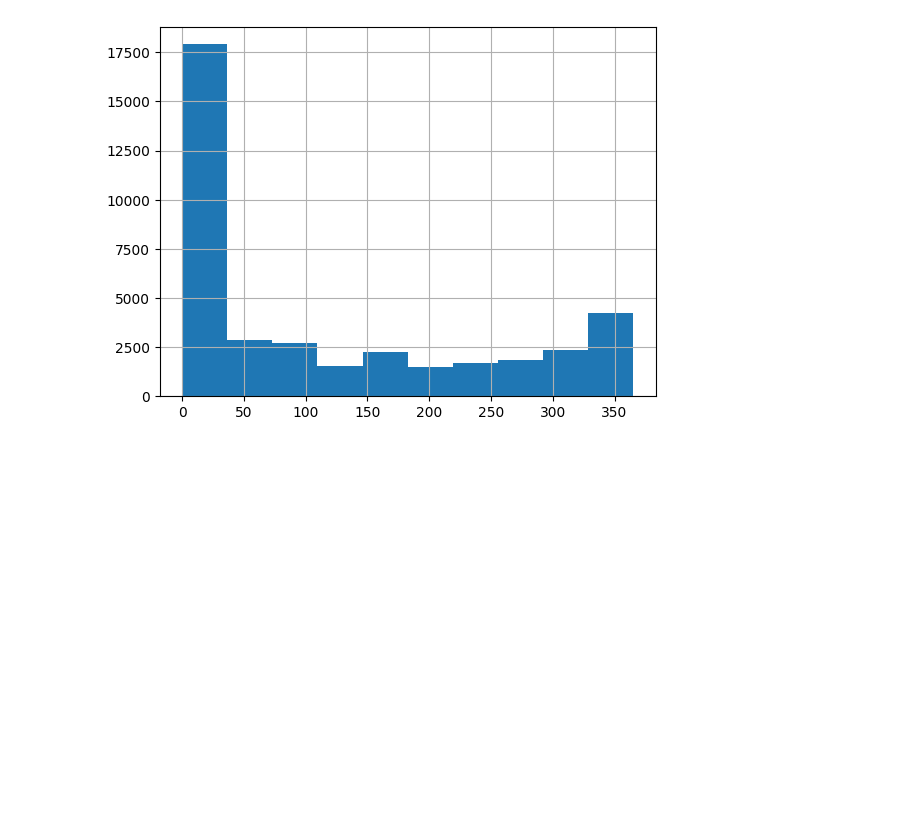
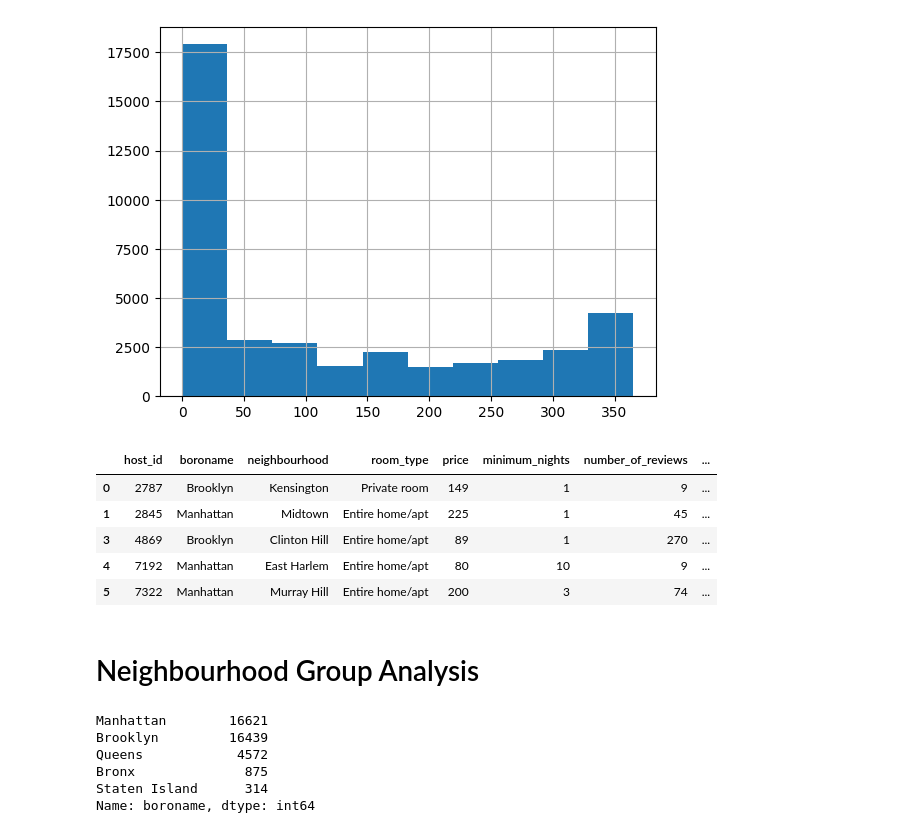
Before and after one commit to Suesue098/Basic, a Jupyter notebook: New York AirBnb open data.ipynb, the cells around one changed output. Cells and saved outputs as stored; diff of their text form; code cells hidden in the pictures; blank space fills up the shorter version.

```diff
--- a/New York AirBnb open data.ipynb
+++ b/New York AirBnb open data.ipynb
@@ -421,3 +421,27 @@ plt.show()
 [figure]
 # %%
 # Dropping columns that won't be useful in prediction
+df1.drop(['latitude', 'longitude'], axis = 1, inplace = True)
+df1.drop(['name', 'id', 'host_name','last_review'],
+         axis = 1, inplace= True)
+# %%
+df1.head()
+# %% [output]
+|  | host_id | boroname | neighbourhood | room_type | price | minimum_nights | number_of_reviews | ... |
+| 0 | 2787 | Brooklyn | Kensington | Private room | 149 | 1 | 9 | ... |
+| 1 | 2845 | Manhattan | Midtown | Entire home/apt | 225 | 1 | 45 | ... |
+| 3 | 4869 | Brooklyn | Clinton Hill | Entire home/apt | 89 | 1 | 270 | ... |
+| 4 | 7192 | Manhattan | East Harlem | Entire home/apt | 80 | 10 | 9 | ... |
+| 5 | 7322 | Manhattan | Murray Hill | Entire home/apt | 200 | 3 | 74 | ... |
+# %% [markdown]
+# Neighbourhood Group Analysis
+# %%
+# Count listings in each neighborhood group
+df1['boroname'].value_counts()
+# %% [output]
+Manhattan        16621
+Brooklyn         16439
+Queens            4572
+Bronx              875
+Staten Island      314
+Name: boroname, dtype: int64
```
Also changed, not shown: parts of 18 cells of this notebook.
